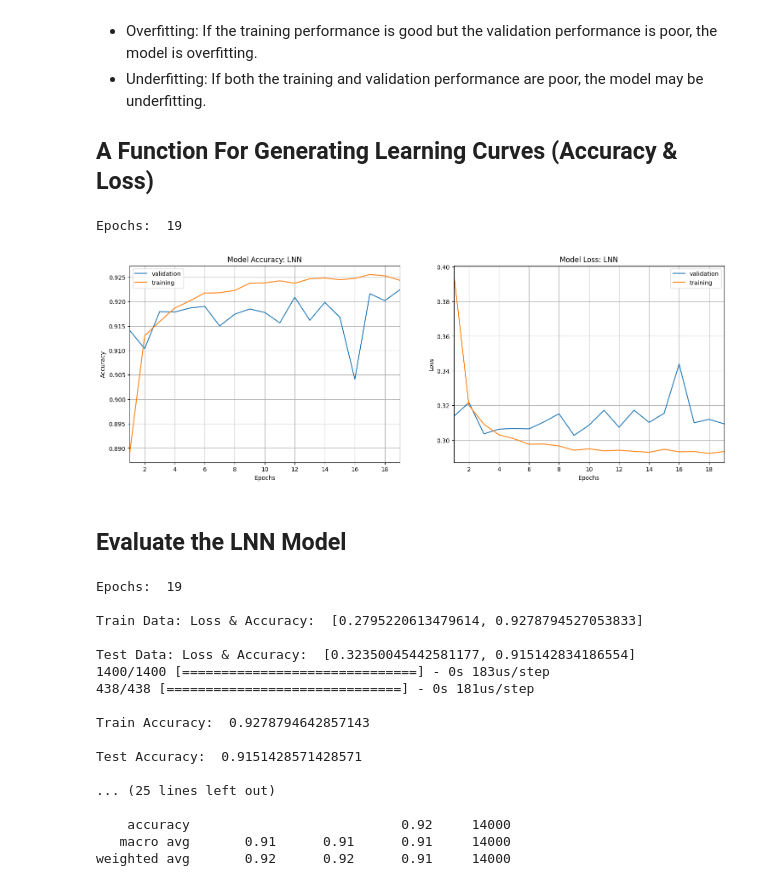
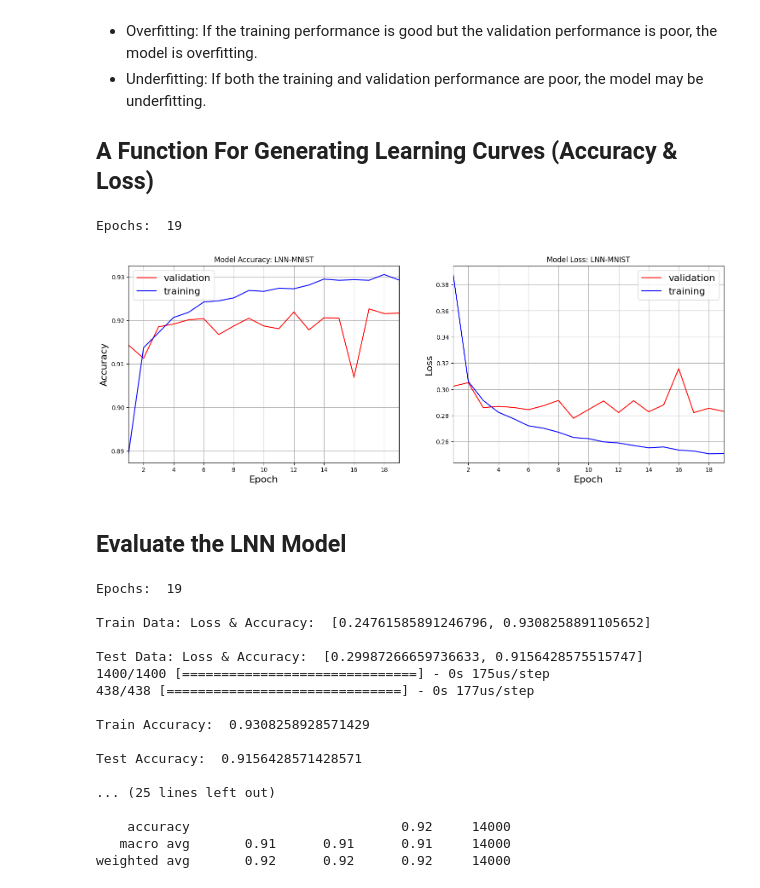
Before and after one commit to rhasanbd/Linear-Neural-Networks, a Jupyter notebook: Linear Neural Network-4-Multiclass Classification-MNIST.ipynb, the cells around one changed output. Drawn from its saved outputs; the diff is of its cells as text; code cells hidden in the pictures.

```diff
--- a/Linear Neural Network-4-Multiclass Classification-MNIST.ipynb
+++ b/Linear Neural Network-4-Multiclass Classification-MNIST.ipynb
@@ -123,7 +123,8 @@ tf.random.set_seed(42)
 number_of_classes = 10
 # Declare and initialize the weight-based regularizer variable
 # To disable weight-based regularization, set this variable to None
-regularizer = tf.keras.regularizers.L2(l2=0.0001)
+regularizer = None
+#tf.keras.regularizers.L2(l2=0.0001)
 #regularizer = tf.keras.regularizers.L2(l2=0.0001)
 
 
@@ -214,7 +215,7 @@ model.compile(loss="sparse_categorical_crossentropy",
 '''
 Set the epochs and batch size
 '''
-no_of_epochs = 200
+no_of_epochs = 100
 size_of_mini_batch = 64
 
 
@@ -298,21 +299,21 @@ def plot_learning_curves(history, numOfEpochs, title):
     plt.figure(figsize=(18,6))
 
     plt.subplot(121)
-    plt.plot(range(1,numOfEpochs+1),history.history['val_accuracy'],label='validation')
-    plt.plot(range(1,numOfEpochs+1),history.history['accuracy'],label='training')
-    plt.legend(loc=0)
-    plt.xlabel('Epochs')
-    plt.ylabel('Accuracy')
+    plt.plot(range(1,numOfEpochs+1),history.history['val_accuracy'],label='validation', color="r")
+    plt.plot(range(1,numOfEpochs+1),history.history['accuracy'],label='training', color="b")
+    plt.legend(loc=0, fontsize=16)
+    plt.xlabel('Epoch', fontsize=16)
+    plt.ylabel('Accuracy', fontsize=16)
     plt.xlim([1,numOfEpochs])
     plt.grid(True)
     plt.title("Model Accuracy: "+title)
 
     plt.subplot(122)
-    plt.plot(range(1,numOfEpochs+1),history.history['val_loss'],label='validation')
-    plt.plot(range(1,numOfEpochs+1),history.history['loss'],label='training')
-    plt.legend(loc=0)
-    plt.xlabel('Epochs')
-    plt.ylabel('Loss')
+    plt.plot(range(1,numOfEpochs+1),history.history['val_loss'],label='validation', color="r")
+    plt.plot(range(1,numOfEpochs+1),history.history['loss'],label='training', color="b")
+    plt.legend(loc=0, fontsize=16)
+    plt.xlabel('Epoch', fontsize=16)
+    plt.ylabel('Loss', fontsize=16)
     plt.xlim([1,numOfEpochs])
     plt.grid(True)
     plt.title("Model Loss: "+title)
@@ -321,11 +322,11 @@ def plot_learning_curves(history, numOfEpochs, title):
 # %%
 numOfEpochs = len(history.history['loss'])
 print("Epochs: ", numOfEpochs)
 
-plot_learning_curves(history, numOfEpochs, "LNN")
+plot_learning_curves(history, numOfEpochs, "LNN-MNIST")
 # %% [output]
 Epochs:  19
-[figure, old version]
+[figure, new version]
 # %% [markdown]
 ## Evaluate the LNN Model
 # %%
@@ -366,18 +367,18 @@ print(classification_report(y_test, y_test_predicted))
 # %% [output]
 Epochs:  19
 
-Train Data: Loss & Accuracy:  [0.2795220613479614, 0.9278794527053833]
+Train Data: Loss & Accuracy:  [0.24761585891246796, 0.9308258891105652]
 
-Test Data: Loss & Accuracy:  [0.32350045442581177, 0.915142834186554]
-1400/1400 [==============================] - 0s 183us/step
-438/438 [==============================] - 0s 181us/step
+Test Data: Loss & Accuracy:  [0.29987266659736633, 0.9156428575515747]
+1400/1400 [==============================] - 0s 175us/step
+438/438 [==============================] - 0s 177us/step
 
-Train Accuracy:  0.9278794642857143
+Train Accuracy:  0.9308258928571429
 
-Test Accuracy:  0.9151428571428571
+Test Accuracy:  0.9156428571428571
 
 ... (25 lines left out)
 
     accuracy                           0.92     14000
    macro avg       0.91      0.91      0.91     14000
-weighted avg       0.92      0.92      0.91     14000
+weighted avg       0.92      0.92      0.92     14000
```
Also changed, not shown: parts of 3 cells of this notebook, 1 other file.
